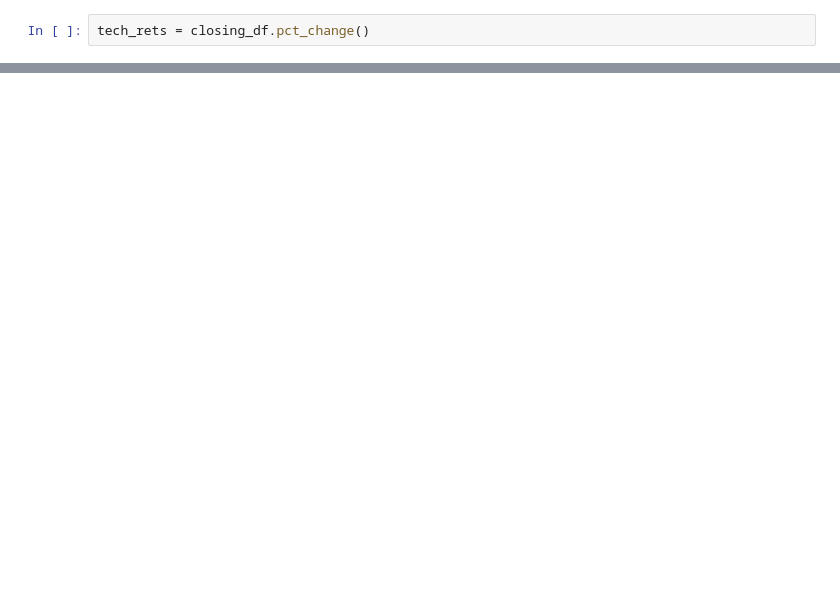
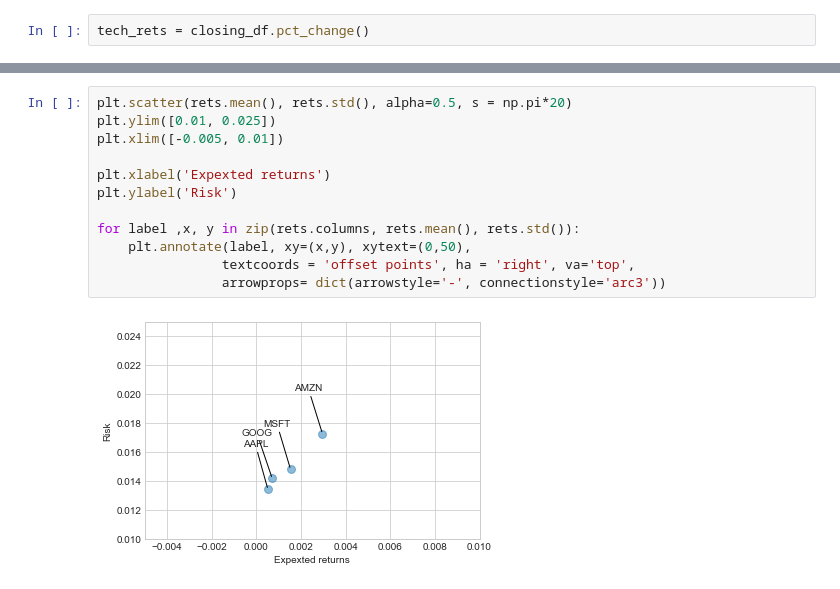
Before and after one commit to kiyo2022/project, a Jupyter notebook: 株式市場データ.ipynb, the cells around one changed output, grey strips where cells are left out. Cells and saved outputs as stored; diff of their text form; blank space fills up the shorter version.

```diff
--- a/株式市場データ.ipynb
+++ b/株式市場データ.ipynb
@@ -154,0 +207,14 @@ sns.jointplot('GOOG','MSFT',tech_rets, kind='scatter',color='seagreen')
+# %%
+plt.scatter(rets.mean(), rets.std(), alpha=0.5, s = np.pi*20)
+plt.ylim([0.01, 0.025])
+plt.xlim([-0.005, 0.01])
+
+plt.xlabel('Expexted returns')
+plt.ylabel('Risk')
+
+for label ,x, y in zip(rets.columns, rets.mean(), rets.std()):
+    plt.annotate(label, xy=(x,y), xytext=(0,50),
+                textcoords = 'offset points', ha = 'right', va='top',
+                arrowprops= dict(arrowstyle='-', connectionstyle='arc3'))
+# %% [output]
+[figure, added]
```
Also changed, not shown: parts of 35 cells of this notebook.
